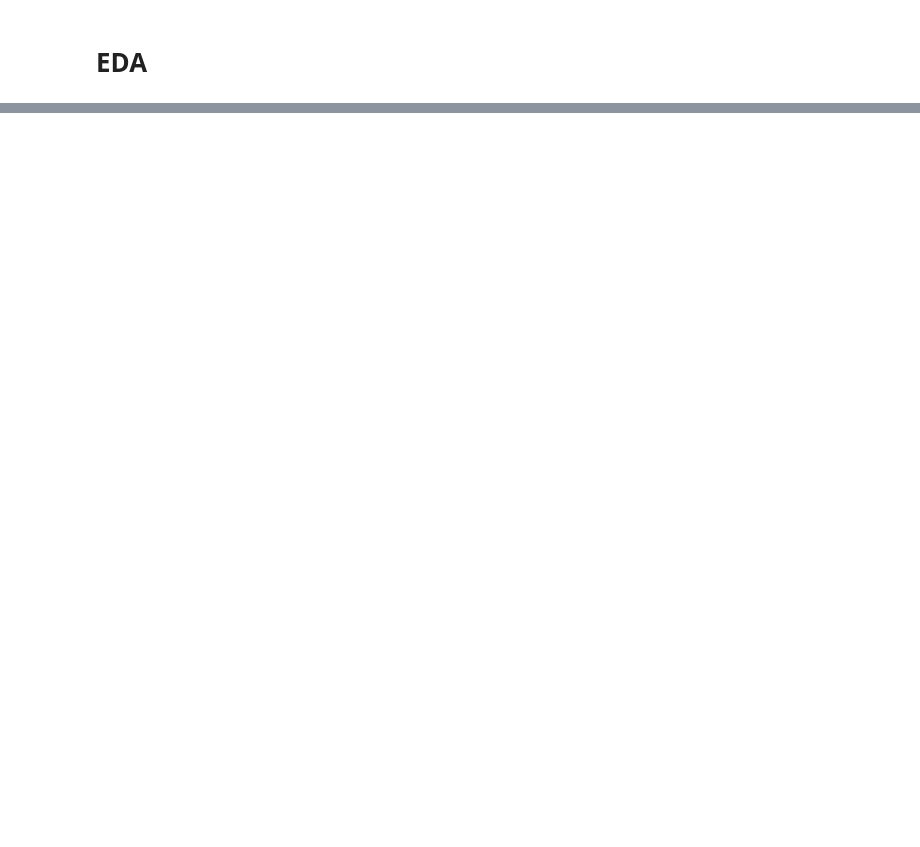
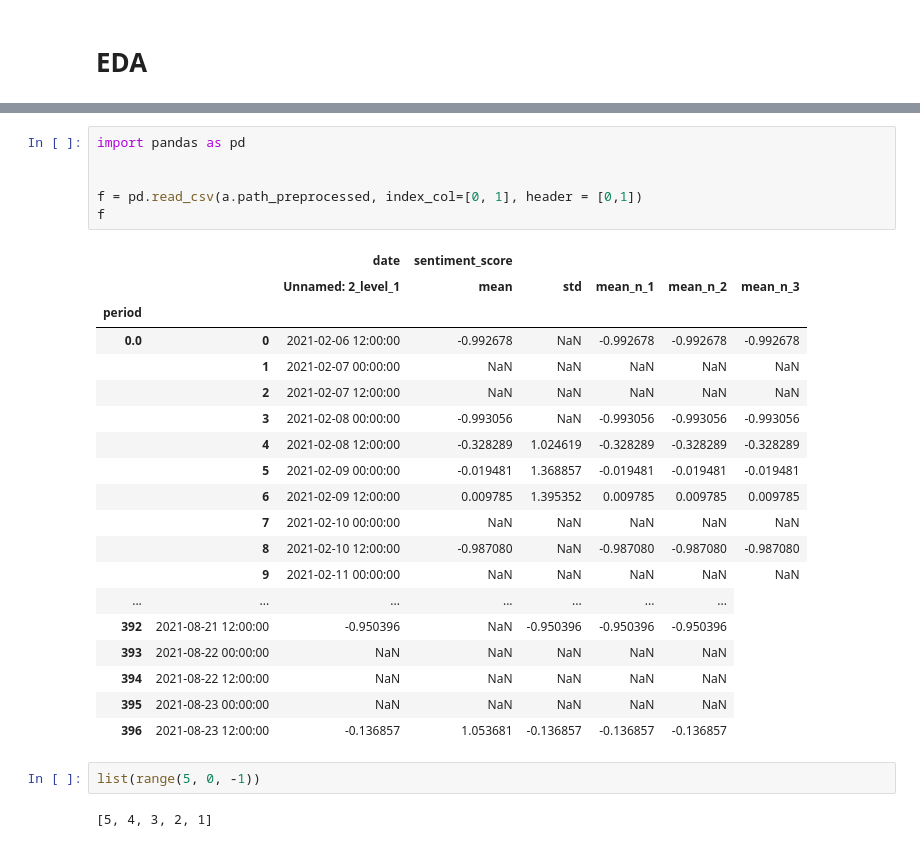
Before and after one commit to NizarGhandri/bitcoin_sentiment_analysis, a Jupyter notebook: Baseline.ipynb, the cells around one changed output, grey strips where cells are left out. Cells and saved outputs as stored; diff of their text form; blank space fills up the shorter version.

```diff
--- a/Baseline.ipynb
+++ b/Baseline.ipynb
@@ -48,0 +65,30 @@ pd.to_csv(a.data, os.path.join("data", "preprocessed.csv"))
+# %%
+import pandas as pd
+
+
+f = pd.read_csv(a.path_preprocessed, index_col=[0, 1], header = [0,1])
+f
+# %% [output]
+|  |  | date | sentiment_score |  |  |  |  |
+|  |  | Unnamed: 2_level_1 | mean | std | mean_n_1 | mean_n_2 | mean_n_3 |
+| period |  |  |  |  |  |  |  |
+| 0.0 | 0 | 2021-02-06 12:00:00 | -0.992678 | NaN | -0.992678 | -0.992678 | -0.992678 |
+|  | 1 | 2021-02-07 00:00:00 | NaN | NaN | NaN | NaN | NaN |
+|  | 2 | 2021-02-07 12:00:00 | NaN | NaN | NaN | NaN | NaN |
+|  | 3 | 2021-02-08 00:00:00 | -0.993056 | NaN | -0.993056 | -0.993056 | -0.993056 |
+|  | 4 | 2021-02-08 12:00:00 | -0.328289 | 1.024619 | -0.328289 | -0.328289 | -0.328289 |
+|  | 5 | 2021-02-09 00:00:00 | -0.019481 | 1.368857 | -0.019481 | -0.019481 | -0.019481 |
+|  | 6 | 2021-02-09 12:00:00 | 0.009785 | 1.395352 | 0.009785 | 0.009785 | 0.009785 |
+|  | 7 | 2021-02-10 00:00:00 | NaN | NaN | NaN | NaN | NaN |
+|  | 8 | 2021-02-10 12:00:00 | -0.987080 | NaN | -0.987080 | -0.987080 | -0.987080 |
+|  | 9 | 2021-02-11 00:00:00 | NaN | NaN | NaN | NaN | NaN |
+| ... | ... | ... | ... | ... | ... | ... |
+| 392 | 2021-08-21 12:00:00 | -0.950396 | NaN | -0.950396 | -0.950396 | -0.950396 |
+| 393 | 2021-08-22 00:00:00 | NaN | NaN | NaN | NaN | NaN |
+| 394 | 2021-08-22 12:00:00 | NaN | NaN | NaN | NaN | NaN |
+| 395 | 2021-08-23 00:00:00 | NaN | NaN | NaN | NaN | NaN |
+| 396 | 2021-08-23 12:00:00 | -0.136857 | 1.053681 | -0.136857 | -0.136857 | -0.136857 |
+# %%
+list(range(5, 0, -1))
+# %% [output]
+[5, 4, 3, 2, 1]
```
Also changed, not shown: parts of 12 cells of this notebook, 8 other files.
